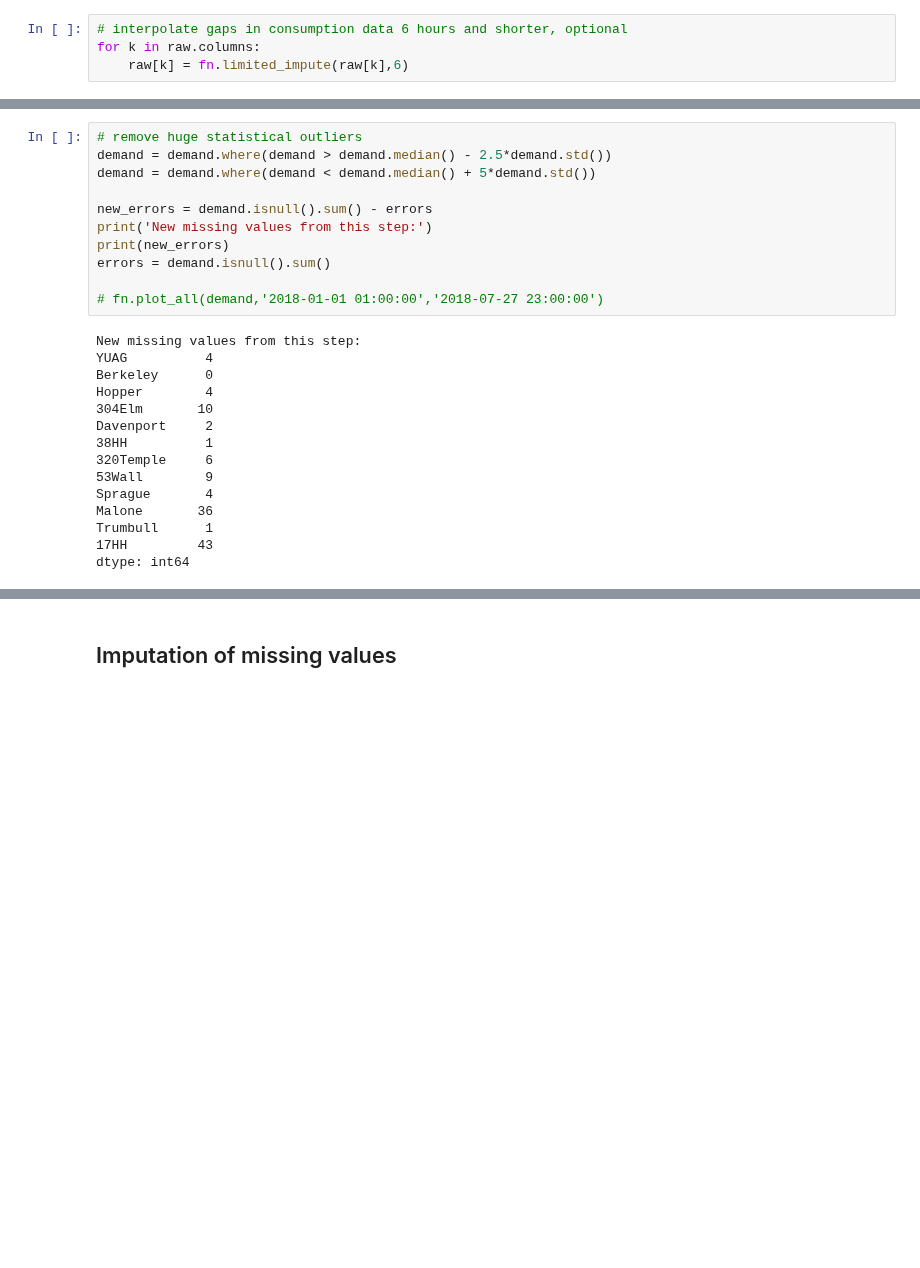
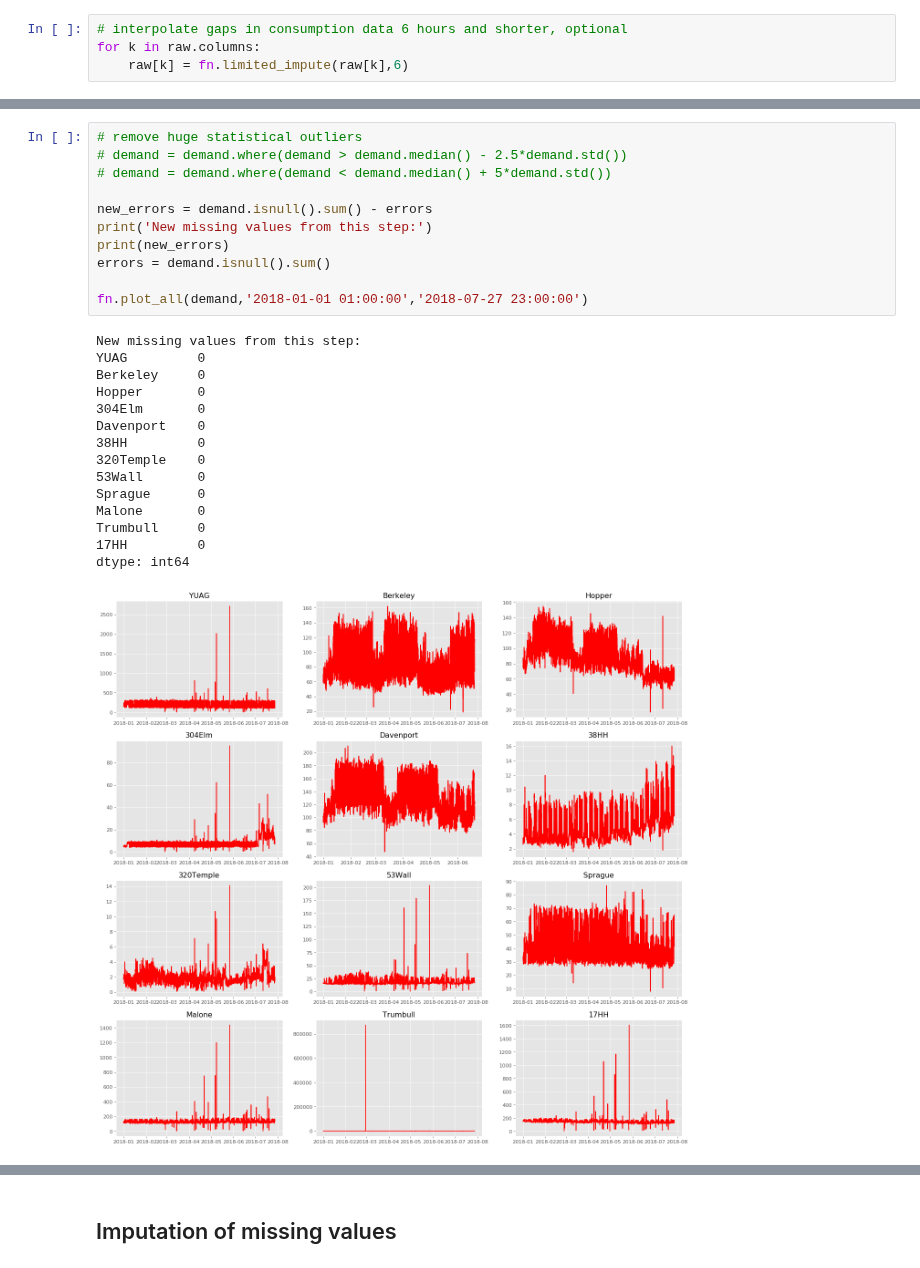
Before and after one commit to kevinkoste/university-load-forecasting, a Jupyter notebook: elec_pipeline.ipynb, the cells around one changed output, grey strips where cells are left out. Saved outputs shown, nothing was run; the diff lists cells and outputs as text; blank space fills up the shorter version.

```diff
--- a/elec_pipeline.ipynb
+++ b/elec_pipeline.ipynb
@@ -85,28 +81,29 @@ Trumbull      80
 dtype: int64
 # %%
 # remove huge statistical outliers
-demand = demand.where(demand > demand.median() - 2.5*demand.std())
-demand = demand.where(demand < demand.median() + 5*demand.std())
+# demand = demand.where(demand > demand.median() - 2.5*demand.std())
+# demand = demand.where(demand < demand.median() + 5*demand.std())
 
 new_errors = demand.isnull().sum() - errors
 print('New missing values from this step:')
 print(new_errors)
 errors = demand.isnull().sum()
 
-# fn.plot_all(demand,'2018-01-01 01:00:00','2018-07-27 23:00:00')
+fn.plot_all(demand,'2018-01-01 01:00:00','2018-07-27 23:00:00')
 # %% [output]
 New missing values from this step:
-YUAG          4
-Berkeley      0
-Hopper        4
-304Elm       10
-Davenport     2
-38HH          1
-320Temple     6
-53Wall        9
-Sprague       4
-Malone       36
-Trumbull      1
-17HH         43
+YUAG         0
+Berkeley     0
+Hopper       0
+304Elm       0
+Davenport    0
+38HH         0
+320Temple    0
+53Wall       0
+Sprague      0
+Malone       0
+Trumbull     0
+17HH         0
 dtype: int64
+[figure, added]
 # %%
```
Also changed, not shown: parts of 14 cells of this notebook, 5 other files.
